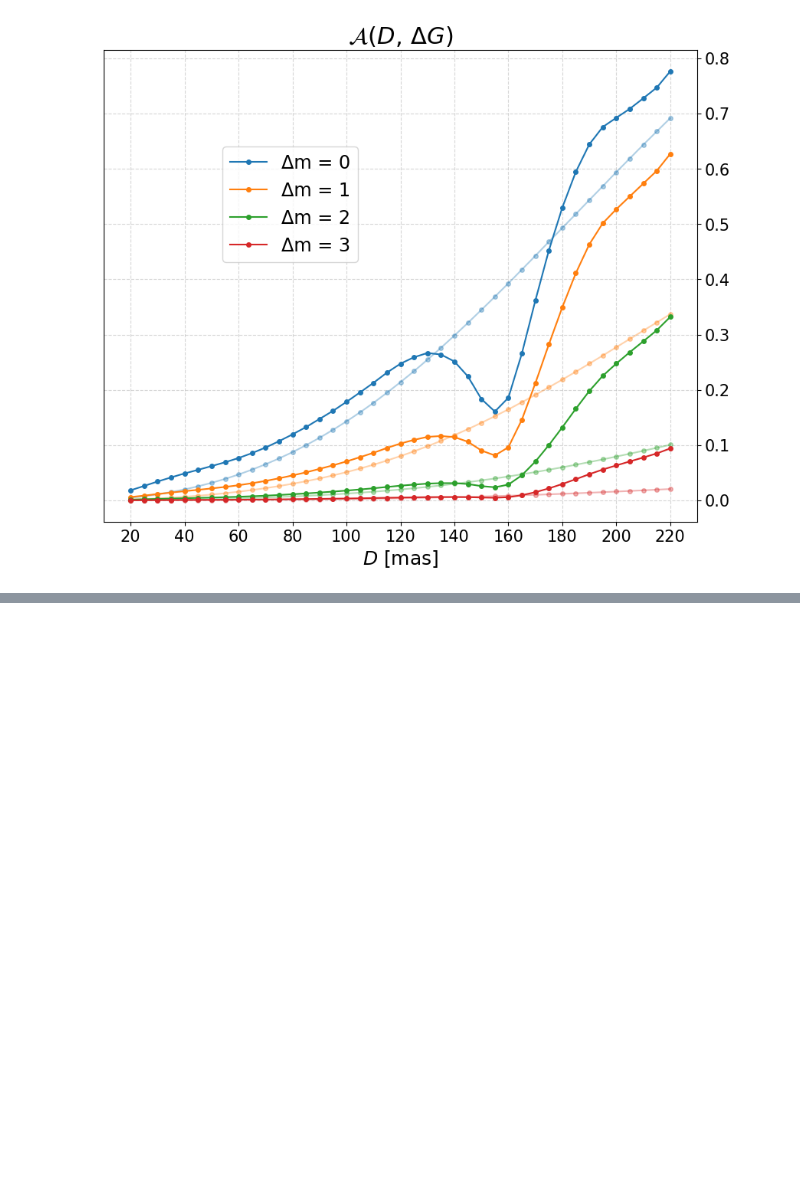
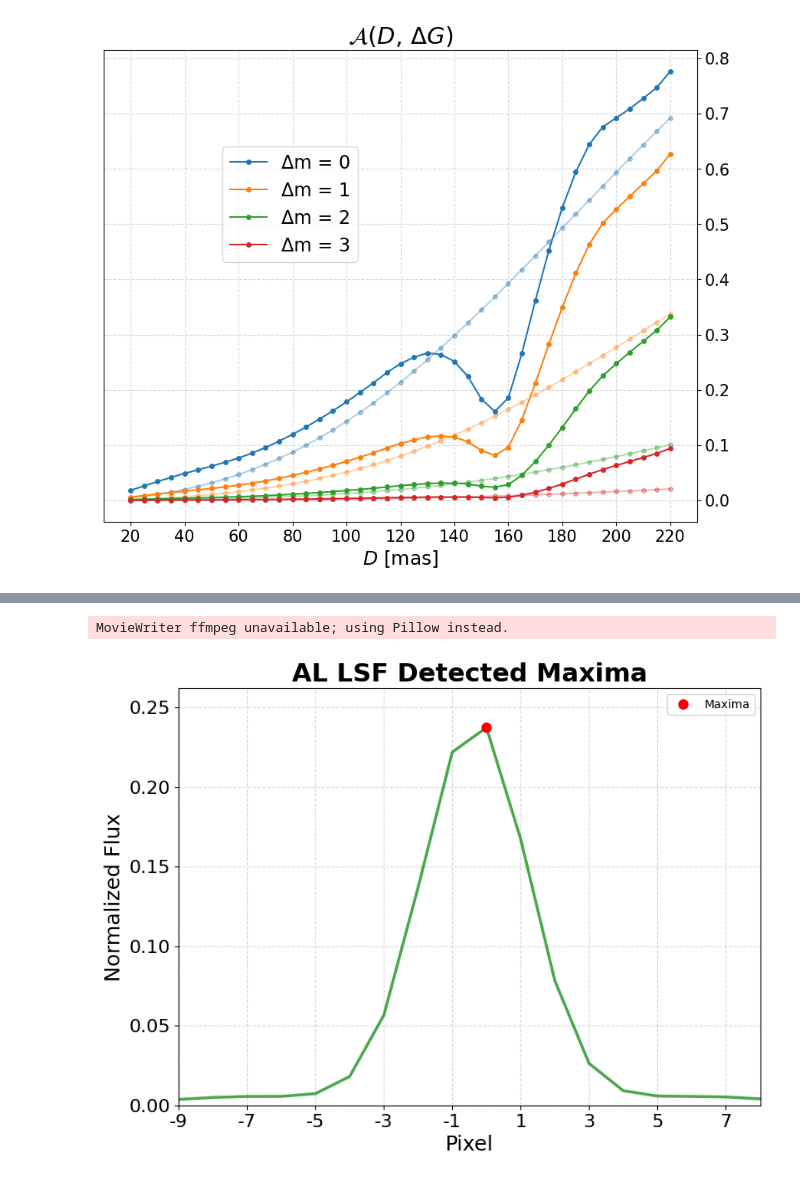
Before and after one commit to pietroferraiuolo/BINCAT, a Jupyter notebook: scripts/06-analysis-v3.ipynb, the cells around one changed output, grey strips where cells are left out. Cells and saved outputs as stored; diff of their text form; code cells hidden in the pictures; blank space fills up the shorter version.

```diff
--- a/scripts/06-analysis-v3.ipynb
+++ b/scripts/06-analysis-v3.ipynb
@@ -154,0 +161,38 @@ fig.show()
+# %%
+fig, ax = plt.subplots(figsize=(9, 6.5))
+
+x = np.arange(len(cube[0].psf_al))
+xticks = np.arange(0, len(x), 2)
+xticklabels = xticks - len(x) // 2
+
+ymax = max(np.nanmax(data.psf_al) for data in cube) * 1.1
+
+line, = ax.plot([], [], linewidth=2.5, c='green', alpha=0.7)
+peaks_plot, = ax.plot([], [], 'o', markersize=8, label='Maxima', c='red')
+
+ax.set_xlabel('Pixel', fontdict=lf)
+ax.set_ylabel('Normalized Flux', fontdict=lf)
+ax.set_title('AL LSF Detected Maxima', fontdict=tf)
+ax.set_xlim(0, len(x) - 1)
+ax.set_ylim(0, ymax)
+ax.set_xticks(xticks)
+ax.set_xticklabels(xticklabels, fontsize=16)
+ax.tick_params(axis='y', labelsize=16)
+ax.grid(linestyle='--', alpha=0.5)
+ax.legend()
+
+def update(frame):
+    lsf = cube[frame].psf_al.copy()
+    peaks, _ = find_peaks(lsf, height=0.01, distance=2)
+
+    line.set_data(x, lsf)
+    peaks_plot.set_data(peaks, lsf[peaks])
+
+    # ax.set_title(f'AL LSF Detected Maxima | Frame {frame+1}/{len(cube)}', fontdict=tf)
+    return line, peaks_plot
+
+animation = FuncAnimation(fig, update, frames=len(cube), interval=200, blit=True)
+animation.save('lsf_maxima_animation.gif', writer='ffmpeg', fps=15)
+# %% [output]
+MovieWriter ffmpeg unavailable; using Pillow instead.
+[figure, added]
```
Also changed, not shown: parts of 11 cells of this notebook, 6 other files.
